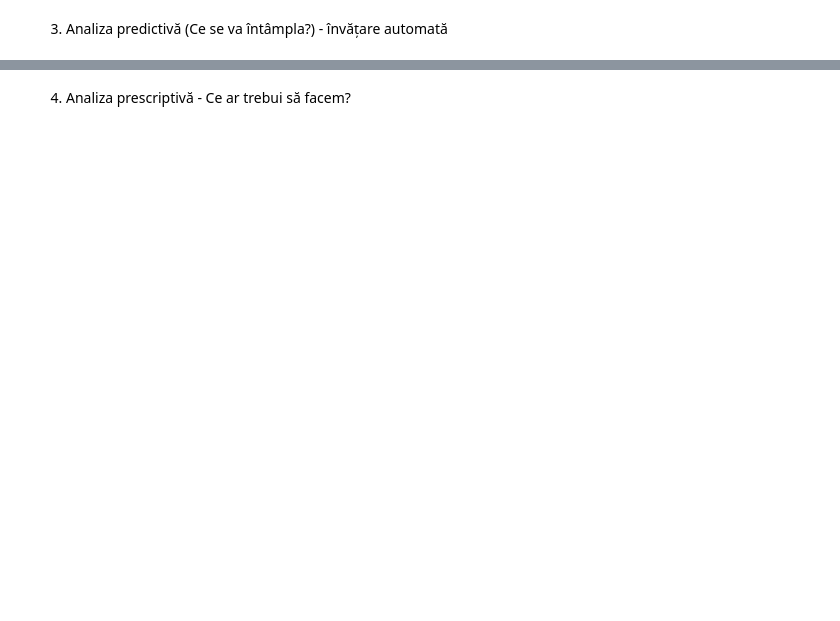
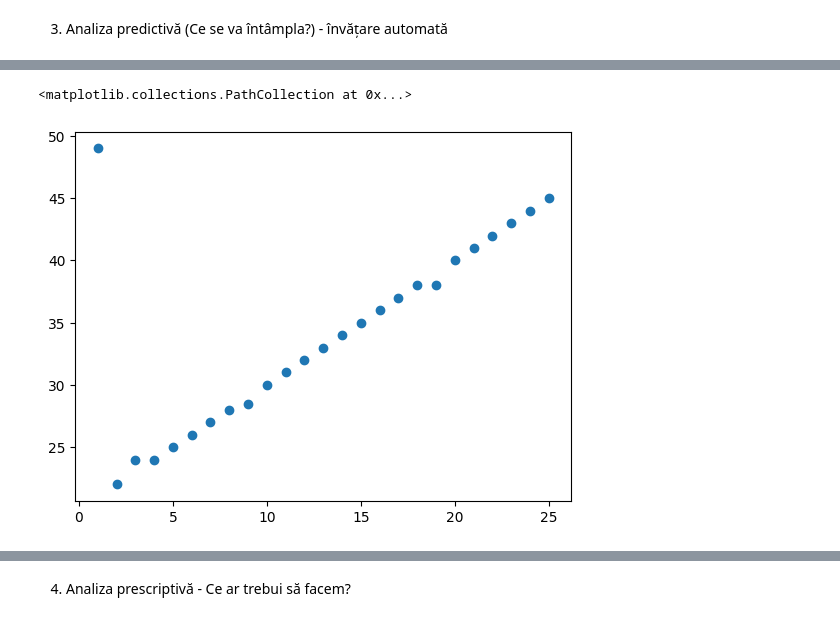
Before and after one commit to sojog/IOT-ADR-11-12-decembrie-2025, a Jupyter notebook: Device_IOT/Server/04.analiza_date.ipynb, the cells around one changed output, grey strips where cells are left out. Drawn from its saved outputs; the diff is of its cells as text; code cells hidden in the pictures; blank space fills up the shorter version.

```diff
--- a/Device_IOT/Server/04.analiza_date.ipynb
+++ b/Device_IOT/Server/04.analiza_date.ipynb
@@ -41,2 +138,14 @@ df.describe()
 # %% [markdown]
 3. Analiza predictivă (Ce se va întâmpla?) - învățare automată
+# %%
+
+
+
+new_df = df[['temperatura']]
+new_df = new_df[new_df['temperatura'] < 50]
+new_df['T_minus_1'] =  new_df['temperatura'].shift(1)
+
+new_df = new_df[['temperatura', 'T_minus_1']]
+new_df = new_df.dropna()
+new_df = new_df[ new_df["temperatura"] < 50 ]
+new_df
@@ -42,0 +170,5 @@ df.describe()
+# %%
+plt.scatter(new_df.index, new_df["temperatura"])
+# %% [output]
+<matplotlib.collections.PathCollection at 0x...>
+[figure, added]
```
Also changed, not shown: parts of 23 cells of this notebook, 6 other files.
